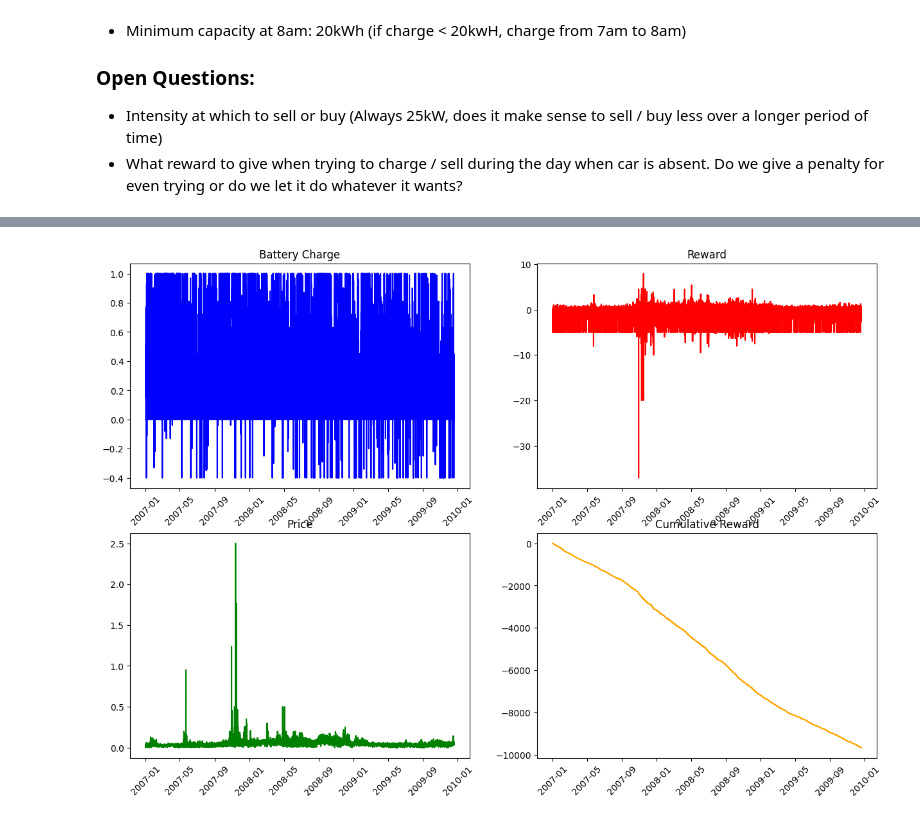
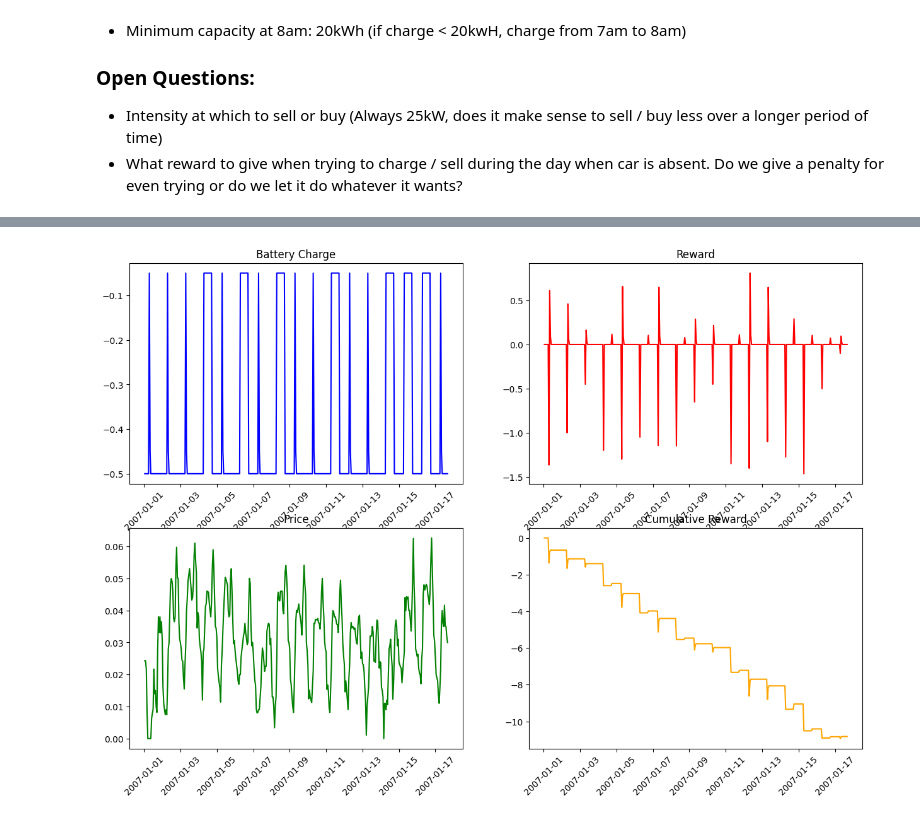
Before and after one commit to MaxFeucht/BatteryGrid, a Jupyter notebook: PRL.ipynb, the cells around one changed output, grey strips where cells are left out. Cells and saved outputs as stored; diff of their text form; code cells hidden in the pictures.

```diff
--- a/PRL.ipynb
+++ b/PRL.ipynb
@@ -48,7 +50,7 @@ def elongate(df):
     df_long['datetime'] = pd.to_datetime(df_long['date']) + pd.to_timedelta(df_long['hour'], unit='h')
     df_long.sort_values(['datetime'], ascending=[True], inplace=True)
     df_long['price'] = df_long['price'].astype(float) / 1000 # Convert price per MWh to price per KWh
-    return df_long
+    return df_long.reset_index(drop=True)
 
 train = elongate(pd.read_excel('data/train.xlsx'))
 val = elongate(pd.read_excel('data/validate.xlsx'))
@@ -221,7 +226,7 @@ iterator.plot_single(normalize=False)#
 # %%
 class DQN(nn.Module):
 
-    def __init__(self, env, learning_rate, price_horizon = 96):
+    def __init__(self, env, learning_rate, price_horizon = 96, hidden_dim = 128):
 
         '''
         Params:
@@ -232,11 +237,10 @@ class DQN(nn.Module):
         super(DQN,self).__init__()
         input_features = price_horizon + 1 + 1 + 1 + 1 #battery charge, price, presence, day, hour
 
-        #Solution:
-        self.linear1 = nn.Linear(input_features, 64)
-        self.linear2 = nn.Linear(64, 64)
-        self.linear3 = nn.Linear(64, 32)
-        self.linear4 = nn.Linear(32, 11)
+        self.linear1 = nn.Linear(input_features, hidden_dim)
+        self.linear2 = nn.Linear(hidden_dim, hidden_dim)
+        self.linear3 = nn.Linear(hidden_dim, hidden_dim)
+        self.linear4 = nn.Linear(hidden_dim, 11)
 
         self.leakyReLU = nn.LeakyReLU()
         self.sigmoid = nn.Sigmoid()
@@ -261,11 +265,12 @@ class DQN(nn.Module):
 
         '''
 
-        #Solution:
         x = self.leakyReLU(self.linear1(x))
         x = self.leakyReLU(self.linear2(x))
         x = self.leakyReLU(self.linear3(x))
-        x = self.softmax(self.linear4(x)) # Softmax to get a probability distribution over the actions
+        #x = self.softmax(self.linear4(x)) # Softmax to get a probability distribution over the actions
+        #x = self.sigmoid(self.linear4(x))
+        x = self.linear4(x)
 
         return x
 
@@ -290,7 +295,7 @@ class ExperienceReplay:
         self.device = torch.device('cuda' if torch.cuda.is_available() else 'cpu')
 
 
-        #Initialize replay buffer with random transitions
+        #Initialize replay buffer with random transitions (transitions based on random actions)
         obs = self.env.reset(seed=seed)
 
         for _ in range(self.min_replay_size):
@@ -344,7 +349,7 @@ class ExperienceReplay:
 class DDQNAgent:
 
     def __init__(self, env_name, df, device, epsilon_decay,
-                 epsilon_start, epsilon_end, discount_rate, lr, buffer_size, price_horizon = 96, seed = 123):
+                 epsilon_start, epsilon_end, discount_rate, lr, buffer_size, price_horizon = 96, hidden_dim = 128, seed = seed):
         """
         Params:
         env = environment that the agent needs to play
@@ -370,9 +375,9 @@ class DDQNAgent:
         self.buffer_size = buffer_size
 
         #self.replay_memory = ExperienceReplay(self.env, self.buffer_size, seed = seed)
-        self.index = 0
-        self.dqn_predict = DQN(self.env, self.learning_rate, price_horizon=price_horizon).to(self.device)
-        self.dqn_target = DQN(self.env, self.learning_rate, price_horizon=price_horizon).to(self.device)
+        self.dqn_index = 0
+        self.dqn_predict = DQN(self.env, self.learning_rate, price_horizon=price_horizon, hidden_dim=hidden_dim).to(self.device)
+        self.dqn_target = DQN(self.env, self.learning_rate, price_horizon=price_horizon, hidden_dim=hidden_dim).to(self.device)
         self.replay_memory = ExperienceReplay(self.env, self.buffer_size, seed = seed)
 
 
@@ -427,11 +432,12 @@ class DDQNAgent:
         """
         Function that switches the DQN from the predictDQN to the targetDQN after 1000 steps
         """
-        self.index += 1
+        self.dqn_index += 1
 
-        if self.index == 1000:
+        if self.dqn_index == 250:
             self.dqn_target.load_state_dict(self.dqn_predict.state_dict())
-            self.index = 0
+            self.dqn_index = 0
+
 
 
     def optimize(self, batch_size):
@@ -451,9 +457,7 @@ class DDQNAgent:
         """
 
         # Sample from replay buffer
-
         obs, actions, rewards, terminateds, new_obs = self.replay_memory.sample(batch_size)
-        #obs_t, new_obs_t, action_t, reward_t, done_t = self.tensorize(obs, new_obs, action, reward, done)
 
         # Compute Loss:
         # First compute DQN output for current state
@@ -463,6 +467,7 @@ class DDQNAgent:
         # Then: Compute DQN output for next state, and build the targets based on reward and the max q-value of the next state
         target_q_values = self.dqn_target(new_obs) # Predict q-values for the next state
         max_target_q_values = target_q_values.max(dim=1, keepdim=True)[0] # Select the max q-value of the next state
+        #new_rewards = torch.tensor(np.where(rewards < 0, rewards / 2, rewards)) # Penalize negative rewards
         targets = rewards + self.discount_rate * (1-terminateds) * max_target_q_values # Compute the target q-value based on the reward and the max q-value of the next state
 
         #Loss
@@ -573,9 +554,9 @@ Episode  12 Reward:  -492.57845799999984 Loss:  358.6654878051313
 # %%
-iterator = PriceIteration(train, env)
-iterator.agent_iteration(agent = agent, iterations = 26000)
+iterator = Evaluation(train, env)
+iterator.ddqn_agent(agent = agent, iterations = 400)
 iterator.plot_single(normalize=False)
 # %% [output]
-[figure, old version]
+[figure, new version]
 # %%
 # Reward Shaping:
 
```
Also changed, not shown: parts of 8 cells of this notebook, 1 other file.
